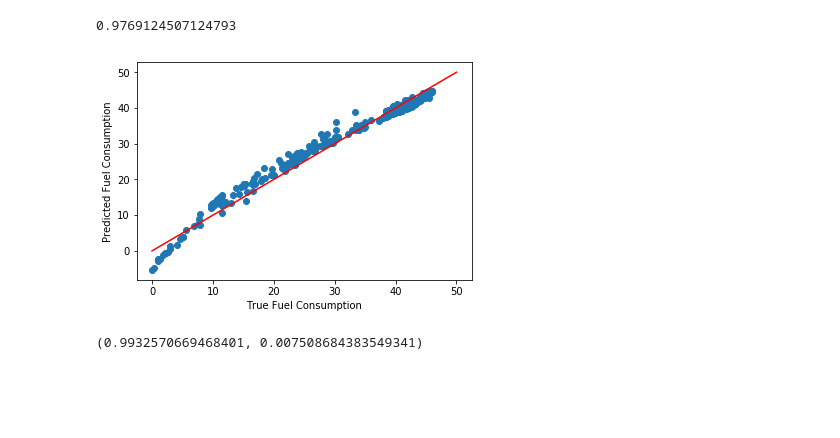
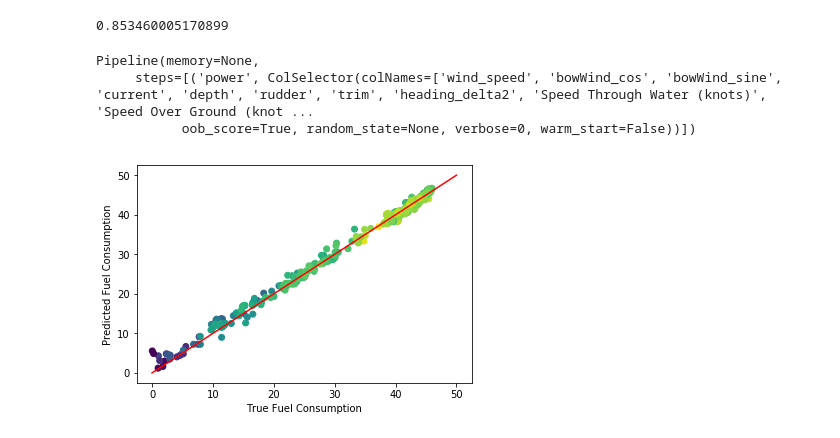
Before and after one commit to jfried23/ship, a Jupyter notebook: Simple Models.ipynb, the cells around one changed output. Cells and saved outputs as stored; diff of their text form; code cells hidden in the pictures; blank space fills up the shorter version.

```diff
--- a/Simple Models.ipynb
+++ b/Simple Models.ipynb
@@ -78,15 +78,25 @@ xvalid = xvalid.fit(df, df[cn[1]].values)
 e = xvalid.best_estimator_
 e = e.fit(df, df[cn[1]].values)
 
-y_pred = e.predict(df_test)
+y_pred2 = e.predict(df_test)
 e.score(df_test,df_test[cn[1]])
 # %% [output]
-0.9769124507124793
+0.853460005170899
+# %%
+e
+# %% [output]
+Pipeline(memory=None,
+     steps=[('power', ColSelector(colNames=['wind_speed', 'bowWind_cos', 'bowWind_sine', 'current', 'depth', 'rudder', 'trim', 'heading_delta2', 'Speed Through Water (knots)', 'Speed Over Ground (knot ...
+           oob_score=True, random_state=None, verbose=0, warm_start=False))])
 # %%
-plt.plot(df_test[cn[1]].values, y_pred, 'o')
+#import seaborn as sns
+
+#cmap = sns.cubehelix_palette(as_cmap=True)
+
+plt.scatter(df_test[cn[1]].values, y_pred, c=df_test[cn[12]])
 plt.plot(np.linspace(0,50,2),np.linspace(0,50,2),'r')
 plt.ylabel('Predicted Fuel Consumption')
 plt.xlabel('True Fuel Consumption')
 plt.savefig('/Users/frjo6001/Desktop/fig.pdf',format='pdf')
 # %% [output]
-[figure, old version]
+[figure, new version]
@@ -95,4 +102,0 @@ v=model_selection.cross_val_score(e,df_test,df_test[cn[1]],cv=8)
-# %%
-v.mean(), v.std()
-# %% [output]
-(0.9932570669468401, 0.007508684383549341)
```
Also changed, not shown: parts of 13 cells of this notebook, 2 other files.
